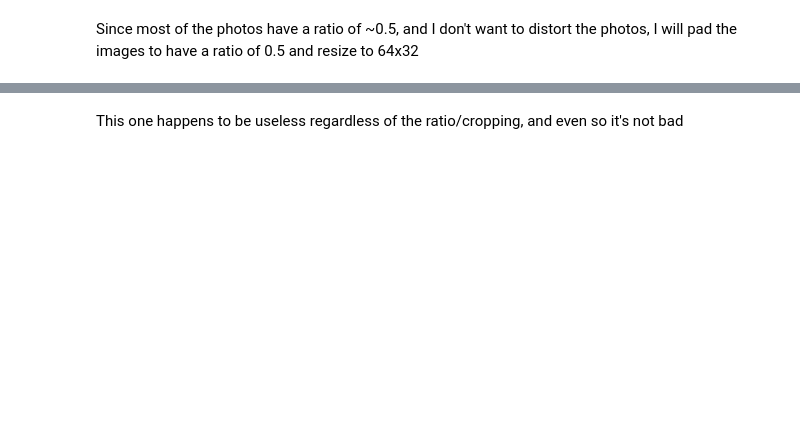
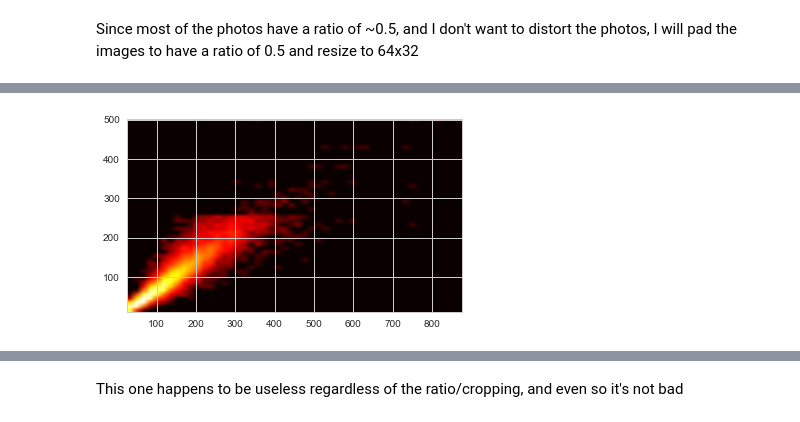
Before and after one commit to idelbrid/SVHN_DeepLearning, a Jupyter notebook: Preparing SVHN Data.ipynb, the cells around one changed output, grey strips where cells are left out. Drawn from its saved outputs; the diff is of its cells as text; code cells hidden in the pictures; blank space fills up the shorter version.

```diff
--- a/Preparing SVHN Data.ipynb
+++ b/Preparing SVHN Data.ipynb
@@ -65,3 +93,12 @@ print(sizes[:, 1].max())
+# %%
+# plt.scatter(df['width'], df['height'])
+H, xedges, yedges = np.histogram2d(df['width'], df['height'], bins=50)
+extent = [xedges[0], xedges[-1], yedges[0], yedges[-1]]
+
+plt.imshow(np.log(1+H), origin='lower', extent=extent, cmap='hot')
+plt.show()
+# %% [output]
+[figure, added]
 # %%
 import matplotlib.pyplot as plt
 %matplotlib inline
```
Also changed, not shown: parts of 27 cells of this notebook, 4 other files.
